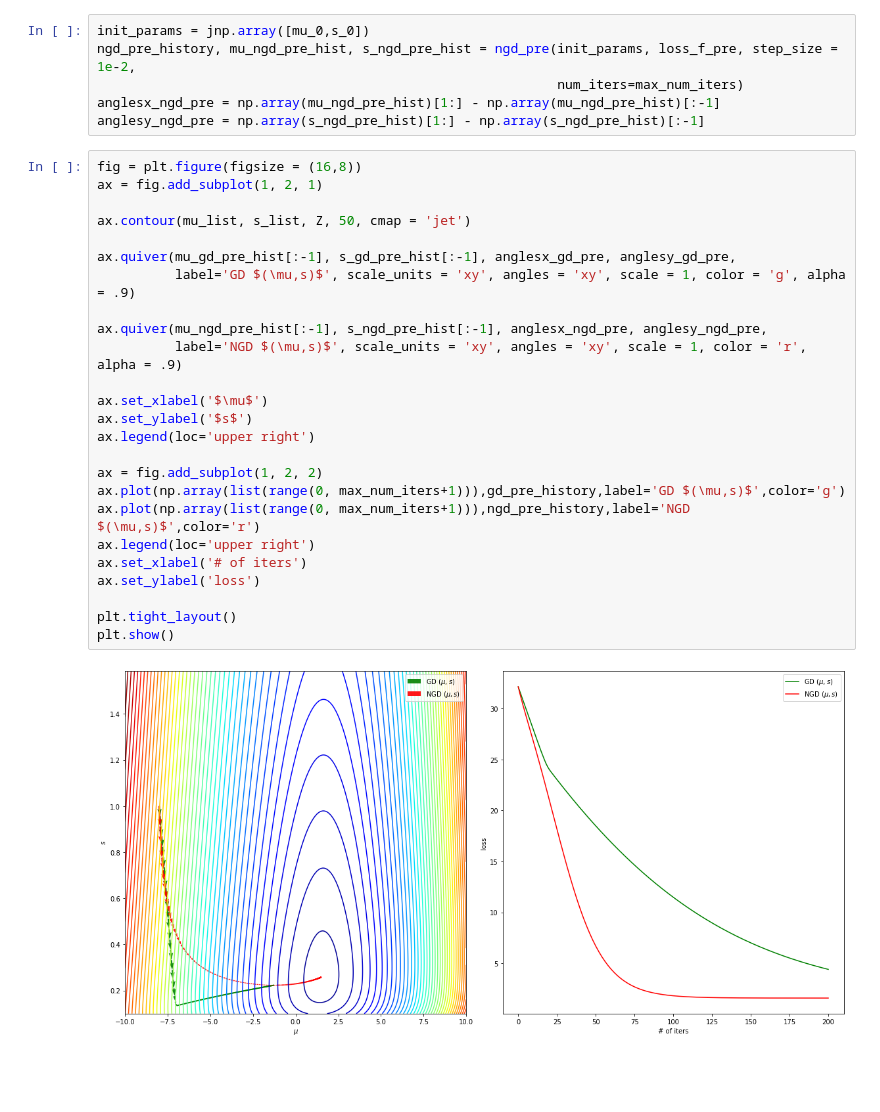
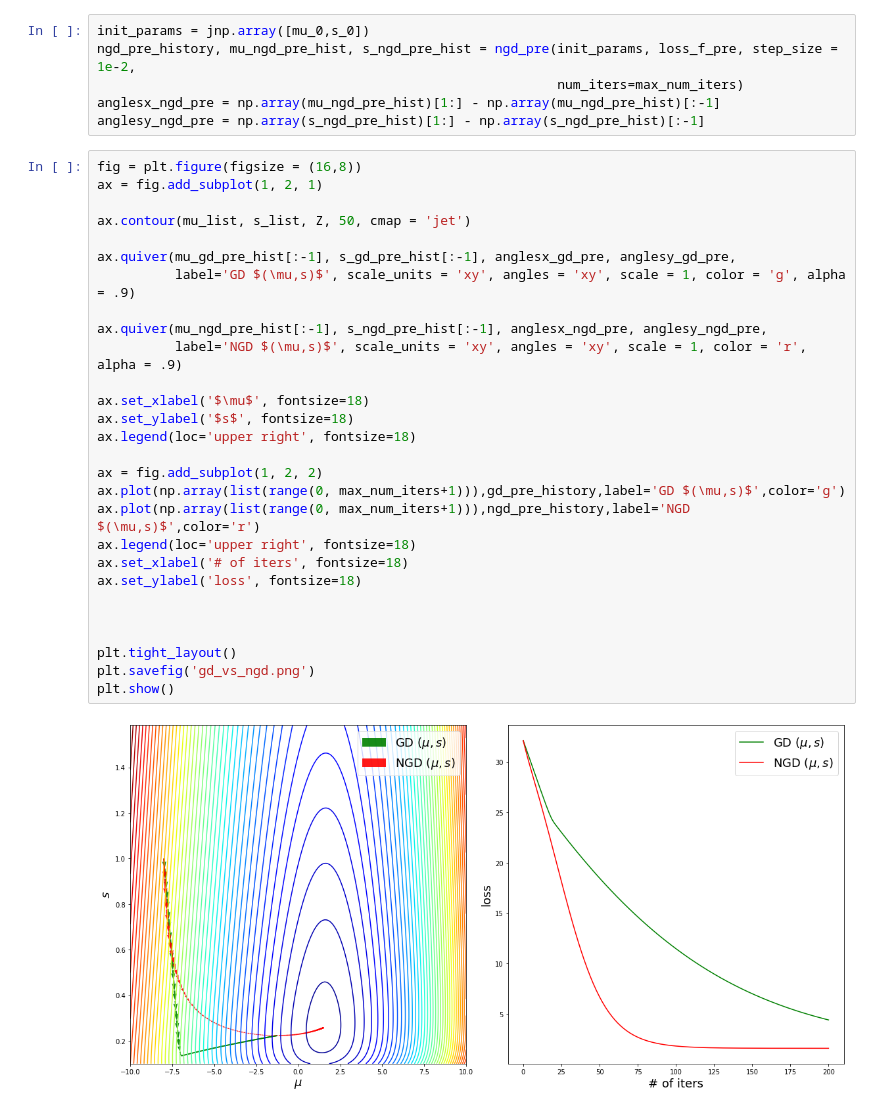
Before and after one commit to informationgeometryML/informationgeometryML.github.io, a Jupyter notebook: embedded/nb_gd_vs_ngd.ipynb, the cells around one changed output. Saved outputs shown, nothing was run; the diff lists cells and outputs as text; blank space fills up the shorter version.

```diff
--- a/embedded/nb_gd_vs_ngd.ipynb
+++ b/embedded/nb_gd_vs_ngd.ipynb
@@ -90,27 +90,30 @@ anglesy_ngd_pre = np.array(s_ngd_pre_hist)[1:] - np.array(s_ngd_pre_hist)[:-1]
 # %%
 fig = plt.figure(figsize = (16,8))
 ax = fig.add_subplot(1, 2, 1)
 
 ax.contour(mu_list, s_list, Z, 50, cmap = 'jet')
 
 ax.quiver(mu_gd_pre_hist[:-1], s_gd_pre_hist[:-1], anglesx_gd_pre, anglesy_gd_pre,
           label='GD $(\mu,s)$', scale_units = 'xy', angles = 'xy', scale = 1, color = 'g', alpha = .9)
 
 ax.quiver(mu_ngd_pre_hist[:-1], s_ngd_pre_hist[:-1], anglesx_ngd_pre, anglesy_ngd_pre,
           label='NGD $(\mu,s)$', scale_units = 'xy', angles = 'xy', scale = 1, color = 'r', alpha = .9)
 
-ax.set_xlabel('$\mu$')
-ax.set_ylabel('$s$')
-ax.legend(loc='upper right')
+ax.set_xlabel('$\mu$', fontsize=18)
+ax.set_ylabel('$s$', fontsize=18)
+ax.legend(loc='upper right', fontsize=18)
 
 ax = fig.add_subplot(1, 2, 2)
 ax.plot(np.array(list(range(0, max_num_iters+1))),gd_pre_history,label='GD $(\mu,s)$',color='g')
 ax.plot(np.array(list(range(0, max_num_iters+1))),ngd_pre_history,label='NGD $(\mu,s)$',color='r')
-ax.legend(loc='upper right')
-ax.set_xlabel('# of iters')
-ax.set_ylabel('loss')
+ax.legend(loc='upper right', fontsize=18)
+ax.set_xlabel('# of iters', fontsize=18)
+ax.set_ylabel('loss', fontsize=18)
+
+
 
 plt.tight_layout()
+plt.savefig('gd_vs_ngd.png')
 plt.show()
 # %% [output]
-[figure, old version]
+[figure, new version]
```
Also changed, not shown: 1 other file.
